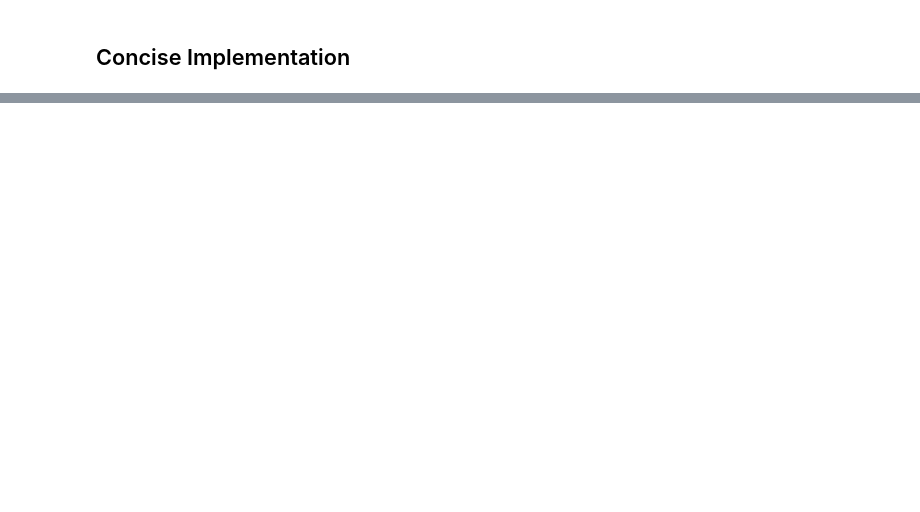
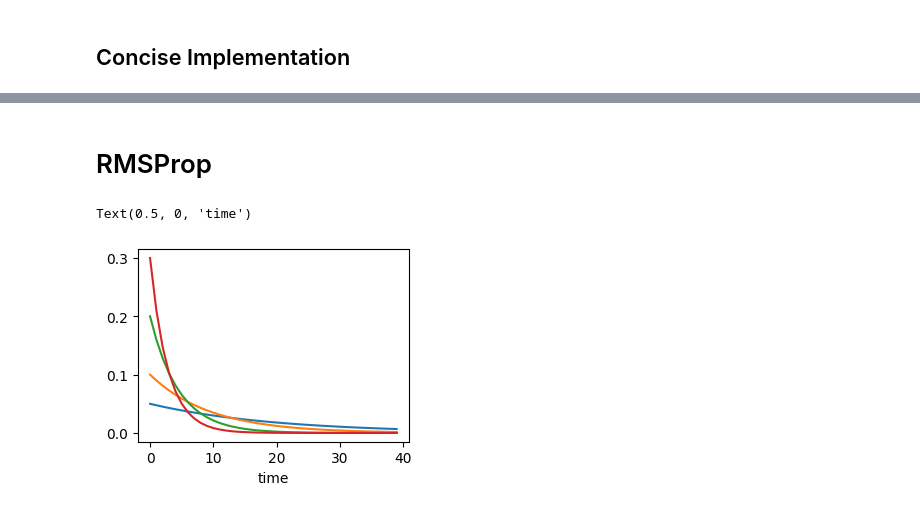
Before and after one commit to ishaanpaul98/Deep-Learning, a Jupyter notebook: Optimization Algorithms/optimization_algorithms.ipynb, the cells around one changed output, grey strips where cells are left out. Drawn from its saved outputs; the diff is of its cells as text; code cells hidden in the pictures; blank space fills up the shorter version.

```diff
--- a/Optimization Algorithms/optimization_algorithms.ipynb
+++ b/Optimization Algorithms/optimization_algorithms.ipynb
@@ -1117,0 +1119,12 @@ Final loss: 0.488, 0.279 sec/epoch
+# %% [markdown]
+# RMSProp
+# %%
+plt.figure(figsize=(3.5, 2.5))
+gammas = [0.95, 0.9, 0.8, 0.7]
+for gamma in gammas:
+    x = torch.arange(40).detach().numpy()
+    plt.plot(x, (1-gamma) * gamma ** x, label=f'gamma = {gamma:.2f}')
+plt.xlabel('time')
+# %% [output]
+Text(0.5, 0, 'time')
+[figure, added]
```
Also changed, not shown: parts of 69 cells of this notebook, 1 other file.
